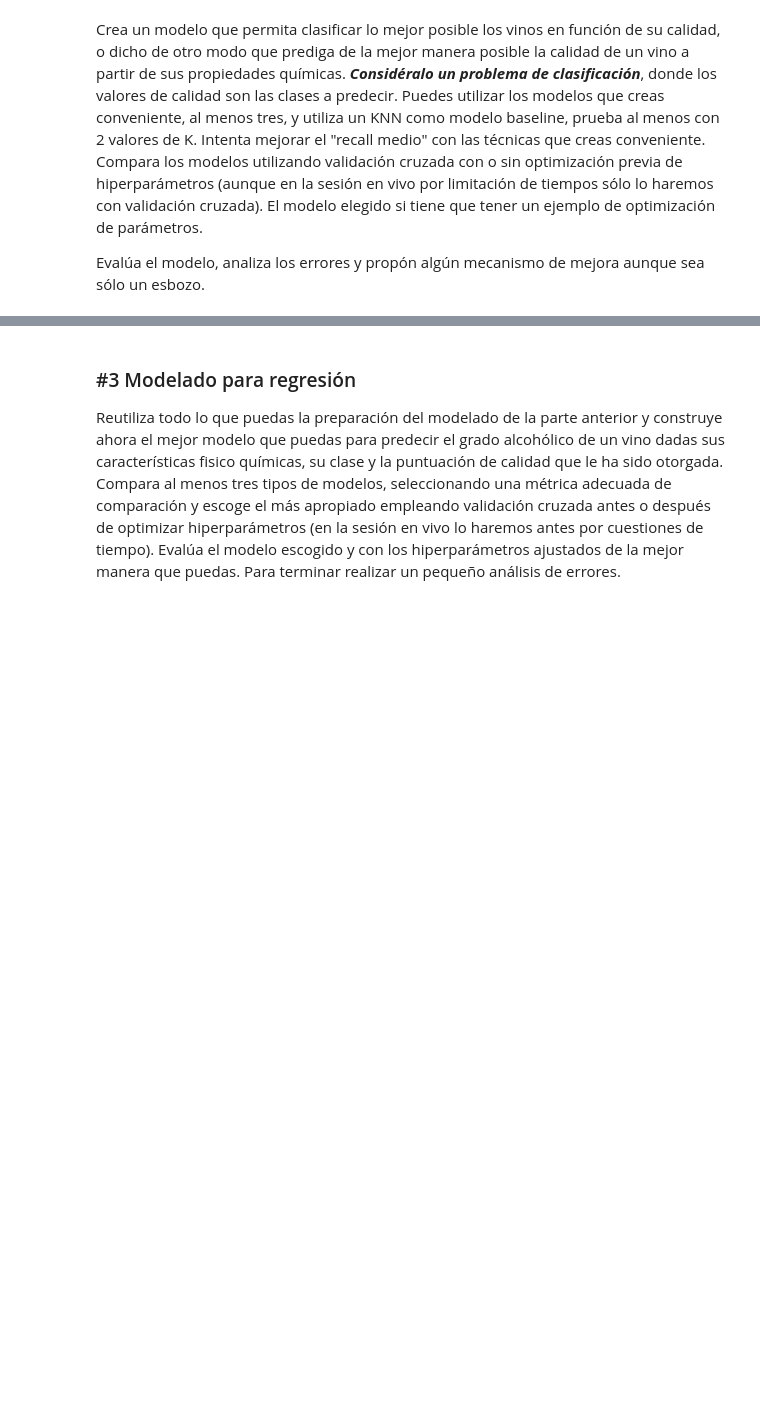
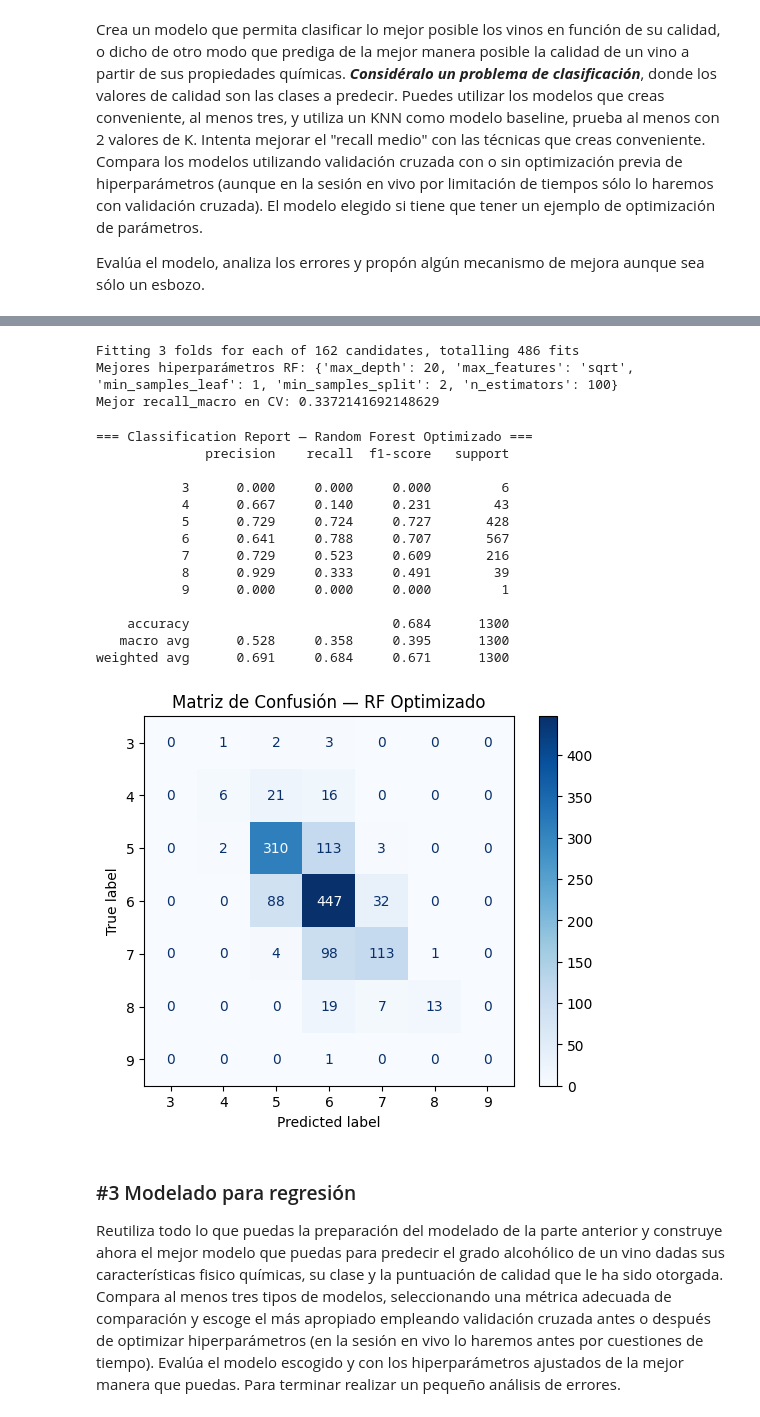
Before and after one commit to davidgarcia2312/ONLINE_DS_THEBRIDGE_david_garcia, a Jupyter notebook: 04_Machine_Learning/Sprint_12/Unidad_02/Practica_Obligatoria/18_Practica_Obligatoria_Repaso_Aprendizaje_Supervisado.ipynb, the cells around one changed output, grey strips where cells are left out. Drawn from its saved outputs; the diff is of its cells as text; code cells hidden in the pictures; blank space fills up the shorter version.

```diff
--- a/04_Machine_Learning/Sprint_12/Unidad_02/Practica_Obligatoria/18_Practica_Obligatoria_Repaso_Aprendizaje_Supervisado.ipynb
+++ b/04_Machine_Learning/Sprint_12/Unidad_02/Practica_Obligatoria/18_Practica_Obligatoria_Repaso_Aprendizaje_Supervisado.ipynb
@@ -132,3 +200,76 @@ Evalúa el modelo, analiza los errores y propón algún mecanismo de mejora aunq
+# %%
+from sklearn.ensemble        import RandomForestClassifier
+from sklearn.model_selection import GridSearchCV
+
+# Definimos el modelo
+rf = RandomForestClassifier(random_state=42)
+
+# Creamos el grid de hiperparámetros
+param_grid = {
+    "n_estimators"     : [100, 200, 300],
+    "max_depth"        : [5, 10, 20],
+    "min_samples_split": [2, 5, 10],
+    "min_samples_leaf" : [1, 2, 4],
+    "max_features"     : ["sqrt", "log2"]
+}
+
+# Hacemos el GridSearch de 3 folds (con 5 saltaba un warning)
+grid_rf = GridSearchCV(
+    estimator=rf,
+    param_grid=param_grid,
+    cv=3,
+    scoring="recall_macro",
+    n_jobs=-1,
+    verbose=1
+)
+
+# Entrenamos
+grid_rf.fit(X_train, y_train)
+
+# Mostramos
+print("Mejores hiperparámetros RF:", grid_rf.best_params_)
+print("Mejor recall_macro en CV:", grid_rf.best_score_)
+# %% [output]
+Fitting 3 folds for each of 162 candidates, totalling 486 fits
+Mejores hiperparámetros RF: {'max_depth': 20, 'max_features': 'sqrt', 'min_samples_leaf': 1, 'min_samples_split': 2, 'n_estimators': 100}
+Mejor recall_macro en CV: 0.3372141692148629
+# %%
+from sklearn.metrics import classification_report, ConfusionMatrixDisplay
+
+# Guardamos el mejor estimador
+best_rf = grid_rf.best_estimator_
+
+# Predecimos sobre X_test
+y_pred = best_rf.predict(X_test)
+y_prob = best_rf.predict_proba(X_test)[:,1]
+
+# Sacamos el classification report
+print("=== Classification Report — Random Forest Optimizado ===")
+print(classification_report(y_test, y_pred, digits=3, zero_division=0))
+
+# Mostramos la matriz de confusión
+disp = ConfusionMatrixDisplay.from_predictions(
+    y_test, y_pred,
+    cmap="Blues",
+)
+disp.ax_.set_title("Matriz de Confusión — RF Optimizado")
+plt.show()
+# %% [output]
+=== Classification Report — Random Forest Optimizado ===
+              precision    recall  f1-score   support
+
+           3      0.000     0.000     0.000         6
+           4      0.667     0.140     0.231        43
+           5      0.729     0.724     0.727       428
+           6      0.641     0.788     0.707       567
+           7      0.729     0.523     0.609       216
+           8      0.929     0.333     0.491        39
+           9      0.000     0.000     0.000         1
+
+    accuracy                          0.684      1300
+   macro avg      0.528     0.358     0.395      1300
+weighted avg      0.691     0.684     0.671      1300
+[figure, added]
 # %% [markdown]
 ### #3 Modelado para regresión
 
```
Also changed, not shown: parts of 9 cells of this notebook.
